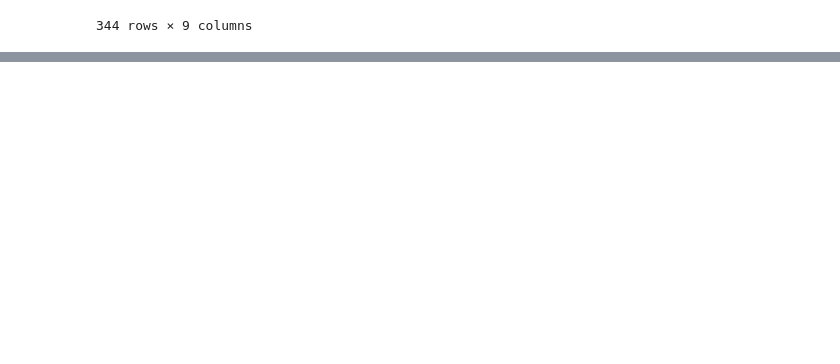
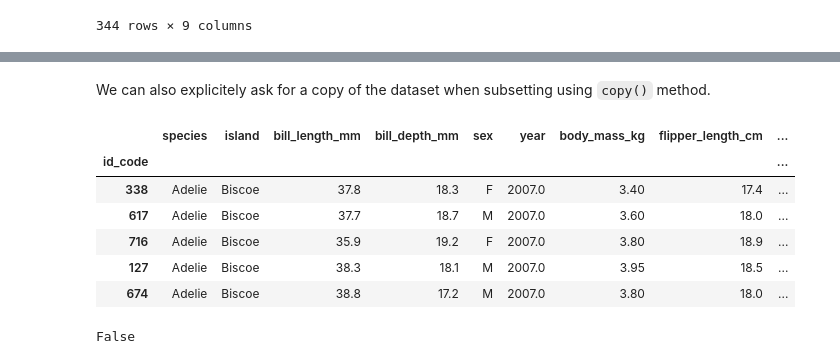
Before and after one commit to kylienewcomer/eds220-2025-in-class, a Jupyter notebook: week2/lesson5-updating-dataframes.ipynb, the cells around one changed output, grey strips where cells are left out. Saved outputs shown, nothing was run; the diff lists cells and outputs as text; code cells hidden in the pictures; blank space fills up the shorter version.

Commit message:
Modifying datasets and practing copies

```diff
--- a/week2/lesson5-updating-dataframes.ipynb
+++ b/week2/lesson5-updating-dataframes.ipynb
@@ -120,0 +205,6 @@ penguins.columns.get_loc('column_name')
+# %%
+# Select rows with sex=male and simplify values in 'sex' column
+penguins.loc[penguins.sex=='male', 'sex'] = 'M'
+
+# Check changes in 'sex' column
+print(penguins['sex'].unique())
@@ -120,0 +216,4 @@ penguins.columns.get_loc('column_name')
+# %%
+# Select rows where 'sex' is female and attempt to update the 'sex' column values
+
+penguins[penguins.sex == 'female']['sex'] = 'F' # Raises Setting with copy warning
@@ -120,0 +238,6 @@ penguins.columns.get_loc('column_name')
+# %%
+# Select rows with sex=male and simplify values in 'sex' column
+penguins.loc[penguins.sex=='female', 'sex'] = 'F'
+
+# Check changes in 'sex' column
+print(penguins['sex'].unique())
@@ -120,0 +263,23 @@ penguins.columns.get_loc('column_name')
+# %% [markdown]
+We can also explicitely ask for a copy of the dataset when subsetting using `copy()` method.
+# %%
+# Make sure you get an independent data frame that won't alter the original
+biscoe = penguins[penguins.island=='Biscoe'].copy()
+
+# Add a column, no warning
+biscoe['sample_col'] = 100
+# %%
+biscoe.head()
+# %% [output]
+|  | species | island | bill_length_mm | bill_depth_mm | sex | year | body_mass_kg | flipper_length_cm | ... |
+| id_code |  |  |  |  |  |  |  |  | ... |
+| 338 | Adelie | Biscoe | 37.8 | 18.3 | F | 2007.0 | 3.40 | 17.4 | ... |
+| 617 | Adelie | Biscoe | 37.7 | 18.7 | M | 2007.0 | 3.60 | 18.0 | ... |
+| 716 | Adelie | Biscoe | 35.9 | 19.2 | F | 2007.0 | 3.80 | 18.9 | ... |
+| 127 | Adelie | Biscoe | 38.3 | 18.1 | M | 2007.0 | 3.95 | 18.5 | ... |
+| 674 | Adelie | Biscoe | 38.8 | 17.2 | M | 2007.0 | 3.80 | 18.0 | ... |
+# %%
+# Confirm that original data was not modified
+print('sample_column' in penguins.columns)
+# %% [output]
+False
```
Also changed, not shown: parts of 16 cells of this notebook.
